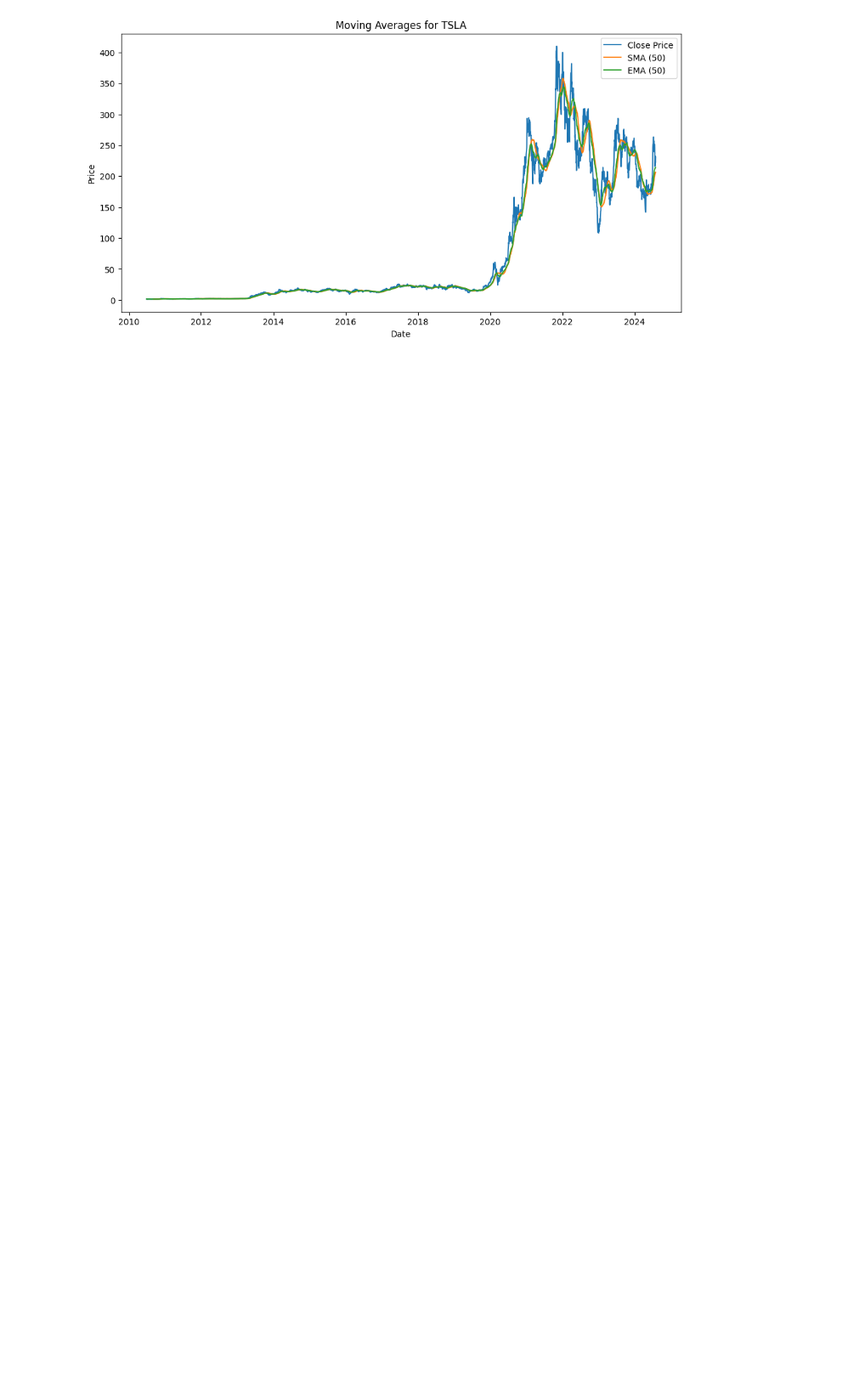
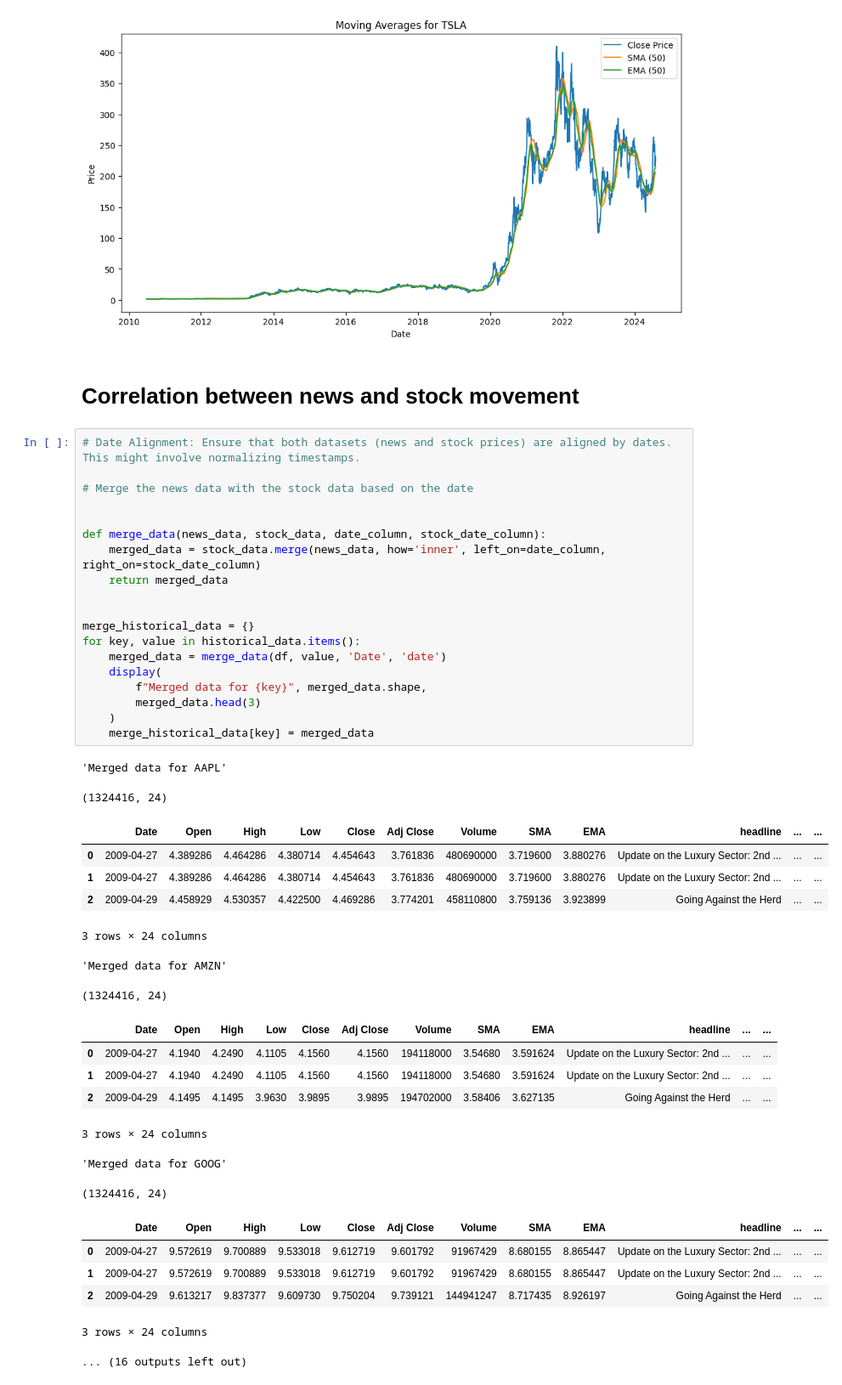
Before and after one commit to JONNY-ME/KAIM3-week1, a Jupyter notebook: notebooks/data_processing.ipynb, the cells around one changed output. Shown at 85% size. Saved outputs shown, nothing was run; the diff lists cells and outputs as text; blank space fills up the shorter version.

```diff
--- a/notebooks/data_processing.ipynb
+++ b/notebooks/data_processing.ipynb
@@ -579,3 +579,47 @@ for key, value in historical_data.items():
 [figure]
 [figure]
 [figure]
+# %% [markdown]
+# Correlation between news and stock movement
+# %%
+# Date Alignment: Ensure that both datasets (news and stock prices) are aligned by dates. This might involve normalizing timestamps.
+
+# Merge the news data with the stock data based on the date
+
+
+def merge_data(news_data, stock_data, date_column, stock_date_column):
+    merged_data = stock_data.merge(news_data, how='inner', left_on=date_column, right_on=stock_date_column)
+    return merged_data
+
+
+merge_historical_data = {}
+for key, value in historical_data.items():
+    merged_data = merge_data(df, value, 'Date', 'date')
+    display(
+        f"Merged data for {key}", merged_data.shape,
+        merged_data.head(3)
+    )
+    merge_historical_data[key] = merged_data
+# %% [output]
+'Merged data for AAPL'
+(1324416, 24)
+|  | Date | Open | High | Low | Close | Adj Close | Volume | SMA | EMA | headline | ... | ... |
+| 0 | 2009-04-27 | 4.389286 | 4.464286 | 4.380714 | 4.454643 | 3.761836 | 480690000 | 3.719600 | 3.880276 | Update on the Luxury Sector: 2nd ... | ... | ... |
+| 1 | 2009-04-27 | 4.389286 | 4.464286 | 4.380714 | 4.454643 | 3.761836 | 480690000 | 3.719600 | 3.880276 | Update on the Luxury Sector: 2nd ... | ... | ... |
+| 2 | 2009-04-29 | 4.458929 | 4.530357 | 4.422500 | 4.469286 | 3.774201 | 458110800 | 3.759136 | 3.923899 | Going Against the Herd | ... | ... |
+3 rows × 24 columns
+'Merged data for AMZN'
+(1324416, 24)
+|  | Date | Open | High | Low | Close | Adj Close | Volume | SMA | EMA | headline | ... | ... |
+| 0 | 2009-04-27 | 4.1940 | 4.2490 | 4.1105 | 4.1560 | 4.1560 | 194118000 | 3.54680 | 3.591624 | Update on the Luxury Sector: 2nd ... | ... | ... |
+| 1 | 2009-04-27 | 4.1940 | 4.2490 | 4.1105 | 4.1560 | 4.1560 | 194118000 | 3.54680 | 3.591624 | Update on the Luxury Sector: 2nd ... | ... | ... |
+| 2 | 2009-04-29 | 4.1495 | 4.1495 | 3.9630 | 3.9895 | 3.9895 | 194702000 | 3.58406 | 3.627135 | Going Against the Herd | ... | ... |
+3 rows × 24 columns
+'Merged data for GOOG'
+(1324416, 24)
+|  | Date | Open | High | Low | Close | Adj Close | Volume | SMA | EMA | headline | ... | ... |
+| 0 | 2009-04-27 | 9.572619 | 9.700889 | 9.533018 | 9.612719 | 9.601792 | 91967429 | 8.680155 | 8.865447 | Update on the Luxury Sector: 2nd ... | ... | ... |
+| 1 | 2009-04-27 | 9.572619 | 9.700889 | 9.533018 | 9.612719 | 9.601792 | 91967429 | 8.680155 | 8.865447 | Update on the Luxury Sector: 2nd ... | ... | ... |
+| 2 | 2009-04-29 | 9.613217 | 9.837377 | 9.609730 | 9.750204 | 9.739121 | 144941247 | 8.717435 | 8.926197 | Going Against the Herd | ... | ... |
+3 rows × 24 columns
+... (16 outputs left out)
```
Also changed, not shown: parts of 3 cells of this notebook.
